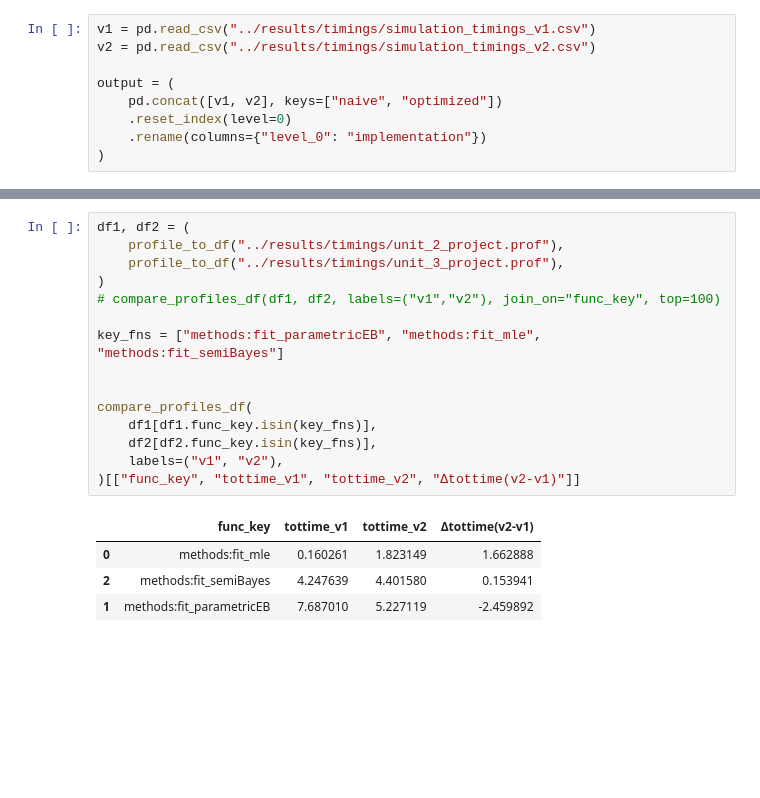
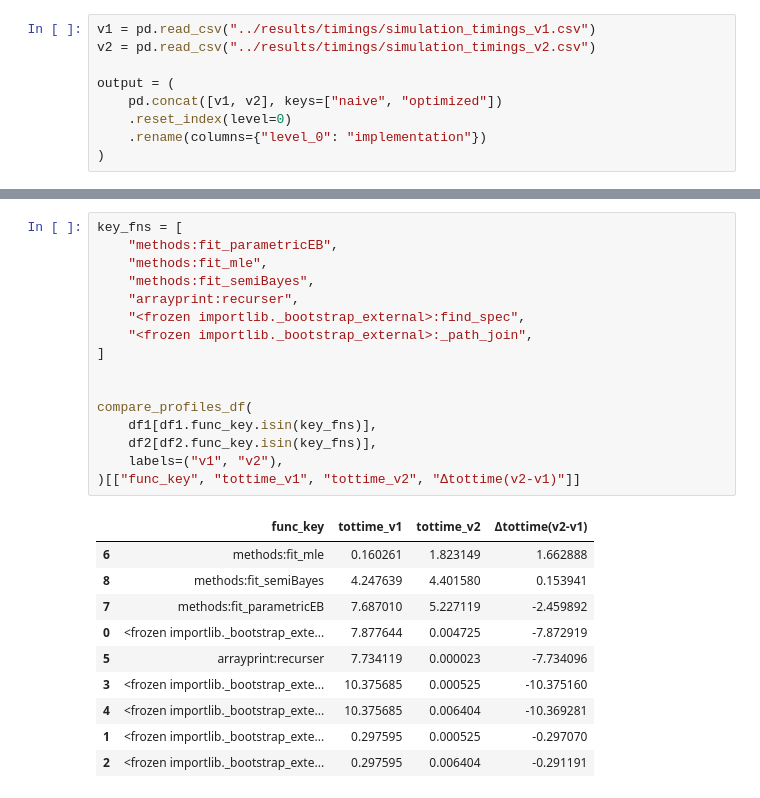
Before and after one commit to mcanearm/stat607, a Jupyter notebook: docs/timings.ipynb, the cells around one changed output, grey strips where cells are left out. Saved outputs shown, nothing was run; the diff lists cells and outputs as text; blank space fills up the shorter version.

```diff
--- a/docs/timings.ipynb
+++ b/docs/timings.ipynb
@@ -278,21 +301,28 @@ def stitch_profiles_dfs(dfs, labels, join_on="func_key"):
 # %%
-df1, df2 = (
-    profile_to_df("../results/timings/unit_2_project.prof"),
-    profile_to_df("../results/timings/unit_3_project.prof"),
-)
-# compare_profiles_df(df1, df2, labels=("v1","v2"), join_on="func_key", top=100)
-
-key_fns = ["methods:fit_parametricEB", "methods:fit_mle", "methods:fit_semiBayes"]
+key_fns = [
+    "methods:fit_parametricEB",
+    "methods:fit_mle",
+    "methods:fit_semiBayes",
+    "arrayprint:recurser",
+    "<frozen importlib._bootstrap_external>:find_spec",
+    "<frozen importlib._bootstrap_external>:_path_join",
+]
 
 
 compare_profiles_df(
     df1[df1.func_key.isin(key_fns)],
     df2[df2.func_key.isin(key_fns)],
     labels=("v1", "v2"),
 )[["func_key", "tottime_v1", "tottime_v2", "Δtottime(v2-v1)"]]
 # %% [output]
 |  | func_key | tottime_v1 | tottime_v2 | Δtottime(v2-v1) |
-| 0 | methods:fit_mle | 0.160261 | 1.823149 | 1.662888 |
-| 2 | methods:fit_semiBayes | 4.247639 | 4.401580 | 0.153941 |
-| 1 | methods:fit_parametricEB | 7.687010 | 5.227119 | -2.459892 |
+| 6 | methods:fit_mle | 0.160261 | 1.823149 | 1.662888 |
+| 8 | methods:fit_semiBayes | 4.247639 | 4.401580 | 0.153941 |
+| 7 | methods:fit_parametricEB | 7.687010 | 5.227119 | -2.459892 |
+| 0 | <frozen importlib._bootstrap_exte... | 7.877644 | 0.004725 | -7.872919 |
+| 5 | arrayprint:recurser | 7.734119 | 0.000023 | -7.734096 |
+| 3 | <frozen importlib._bootstrap_exte... | 10.375685 | 0.000525 | -10.375160 |
+| 4 | <frozen importlib._bootstrap_exte... | 10.375685 | 0.006404 | -10.369281 |
+| 1 | <frozen importlib._bootstrap_exte... | 0.297595 | 0.000525 | -0.297070 |
+| 2 | <frozen importlib._bootstrap_exte... | 0.297595 | 0.006404 | -0.291191 |
 # %%
```
Also changed, not shown: parts of 5 cells of this notebook, 9 other files.
